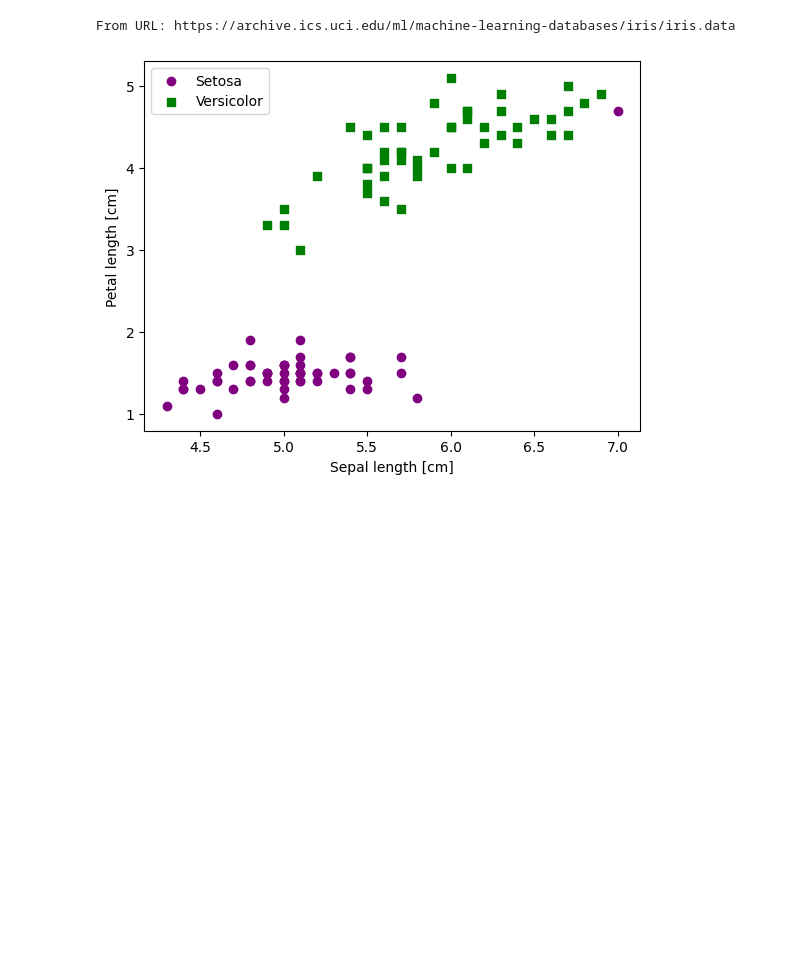
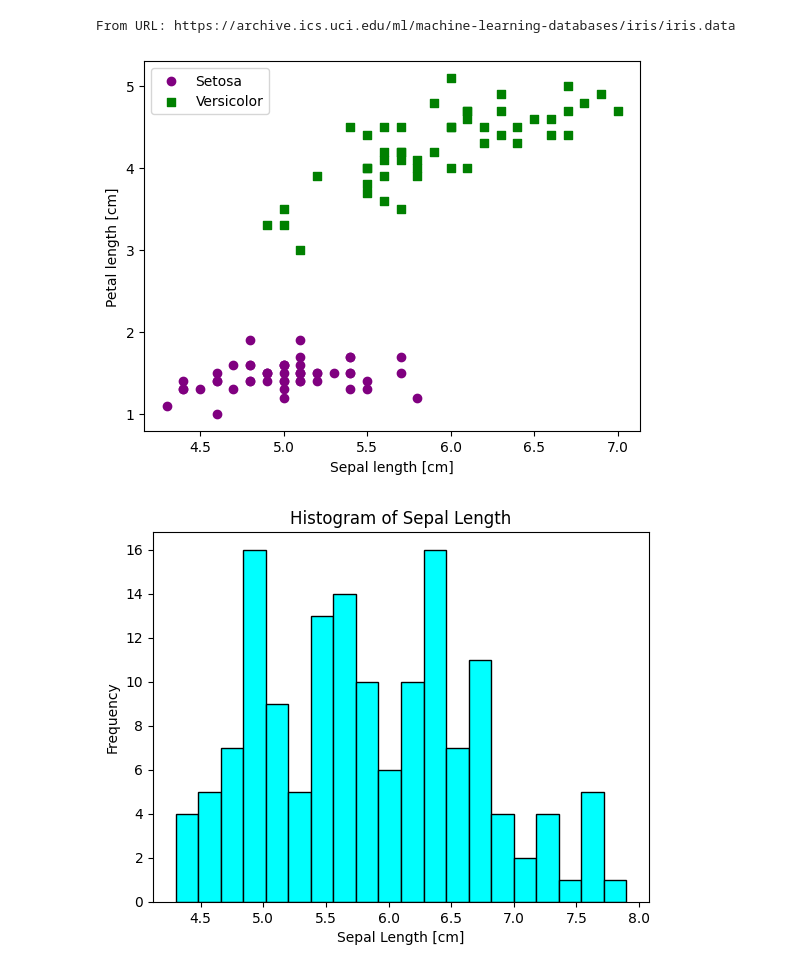
Before and after one commit to Yannaner/Data-visualization, a Jupyter notebook: matplotlib.ipynb, the cells around one changed output. Cells and saved outputs as stored; diff of their text form; code cells hidden in the pictures; blank space fills up the shorter version.

Commit message:
Adding diff graphs

```diff
--- a/matplotlib.ipynb
+++ b/matplotlib.ipynb
@@ -4,38 +4,87 @@ import matplotlib.pyplot as plt
 import numpy as np
 import pandas as pd
 
 try:
     s = 'https://archive.ics.uci.edu/ml/machine-learning-databases/iris/iris.data'
     print('From URL:', s)
     df = pd.read_csv(s,
                      header=None,
                      encoding='utf-8')
 
 except HTTPError:
     s = 'iris.data'
     print('From local Iris path:', s)
     df = pd.read_csv(s,
                      header=None,
                      encoding='utf-8')
 
 df.tail()
 y = df.iloc[0:100, 4].values
 y = np.where(y == 'Iris-setosa', 0, 1)
 
 # extract sepal length and petal length
 X = df.iloc[0:100, [0, 2]].values
 
-# plot data
-plt.scatter(X[:51, 0], X[:51, 1],
-            color='purple', marker='o', label='Setosa')
-plt.scatter(X[51:100, 0], X[51:100, 1],
-            color='green', marker='s', label='Versicolor')
-
+#Line plot
+plt.scatter(X[:50, 0], X[:50, 1],color='purple', marker='o', label='Setosa')
+plt.scatter(X[50:100, 0], X[50:100, 1], color='green', marker='s', label='Versicolor')
 plt.xlabel('Sepal length [cm]')
 plt.ylabel('Petal length [cm]')
 plt.legend(loc='upper left')
 plt.show()
-#Changing
+
+#Histogram
+plt.hist(df[0], bins=20, color='cyan', edgecolor='black')
+plt.xlabel('Sepal Length [cm]')
+plt.ylabel('Frequency')
+plt.title('Histogram of Sepal Length')
+plt.show()
+
+#Boxplot
+plt.boxplot([df[0], df[1], df[2], df[3]])
+plt.xticks([1, 2, 3, 4], ['Sepal Length', 'Sepal Width', 'Petal Length', 'Petal Width'])
+plt.title('Boxplot of Iris Measurements')
+plt.show()
+
+#Bar plot
+means = df.groupby(4).mean().iloc[:, 0]  # Mean of sepal length by species
+plt.bar(means.index, means.values, color=['purple', 'green', 'orange'])
+plt.xlabel('Species')
+plt.ylabel('Mean Sepal Length [cm]')
+plt.title('Bar Plot of Mean Sepal Length by Species')
+plt.show()
+
+#Pie chart
+species_counts = df[4].value_counts()
+plt.pie(species_counts, labels=species_counts.index, autopct='%1.1f%%', colors=['purple', 'green', 'orange'])
+plt.title('Distribution of Species in Iris Dataset')
+plt.show()
+
+#Subplot
+
+fig, axes = plt.subplots(2, 2, figsize=(10, 10))
+
+# Scatter plot
+axes[0, 0].scatter(X[:50, 0], X[:50, 1], color='purple', label='Setosa')
+axes[0, 0].scatter(X[50:100, 0], X[50:100, 1], color='green', label='Versicolor')
+axes[0, 0].set_title('Scatter Plot')
+
+# Histogram
+axes[0, 1].hist(df[0], bins=20, color='cyan', edgecolor='black')
+axes[0, 1].set_title('Histogram')
+
+# Line plot
+axes[1, 0].plot(X[:50, 0], X[:50, 1], color='blue', label='Setosa')
+axes[1, 0].plot(X[50:100, 0], X[50:100, 1], color='red', label='Versicolor')
+axes[1, 0].set_title('Line Plot')
+
+# Boxplot
+axes[1, 1].boxplot([df[0], df[1], df[2], df[3]])
+axes[1, 1].set_title('Boxplot')
+
+plt.tight_layout()
+plt.show()
 # %% [output]
 From URL: https://archive.ics.uci.edu/ml/machine-learning-databases/iris/iris.data
-[figure, old version]
+[figure, new version]
+[figure, added]
```
Also changed, not shown: parts of 3 cells of this notebook, 2 other files.
